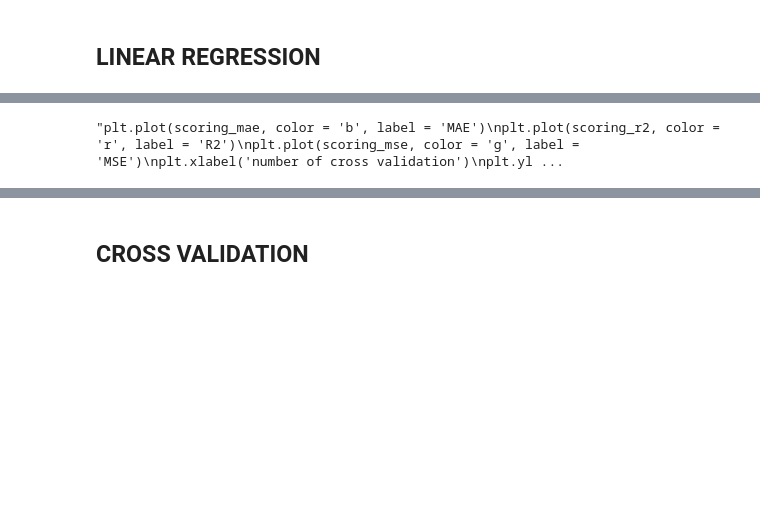
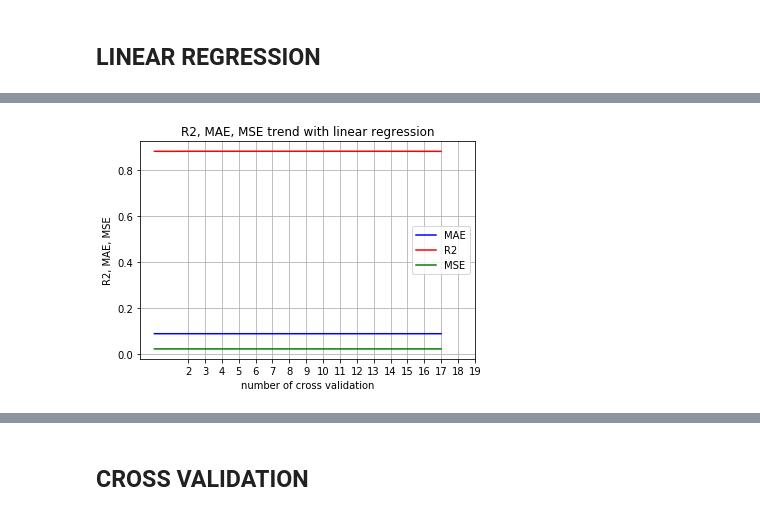
Before and after one commit to AleBonini/Data-mining-2, a Jupyter notebook: REGRESSIONI.ipynb, the cells around one changed output, grey strips where cells are left out. Cells and saved outputs as stored; diff of their text form; code cells hidden in the pictures; blank space fills up the shorter version.

```diff
--- a/REGRESSIONI.ipynb
+++ b/REGRESSIONI.ipynb
@@ -74,13 +73,13 @@ for j in num:
 # %%
-'''plt.plot(scoring_mae, color = 'b', label = 'MAE')
+plt.plot(scoring_mae, color = 'b', label = 'MAE')
 plt.plot(scoring_r2, color = 'r', label = 'R2')
 plt.plot(scoring_mse, color = 'g', label = 'MSE')
 plt.xlabel('number of cross validation')
 plt.ylabel('R2, MAE, MSE')
 plt.legend()
 plt.title('R2, MAE, MSE trend with linear regression')
 plt.grid()
 plt.xticks(num)
-plt.show()'''
+plt.show()
 # %% [output]
-"plt.plot(scoring_mae, color = 'b', label = 'MAE')\nplt.plot(scoring_r2, color = 'r', label = 'R2')\nplt.plot(scoring_mse, color = 'g', label = 'MSE')\nplt.xlabel('number of cross validation')\nplt.yl ...
+[figure, added]
```
Also changed, not shown: parts of 95 cells of this notebook.
